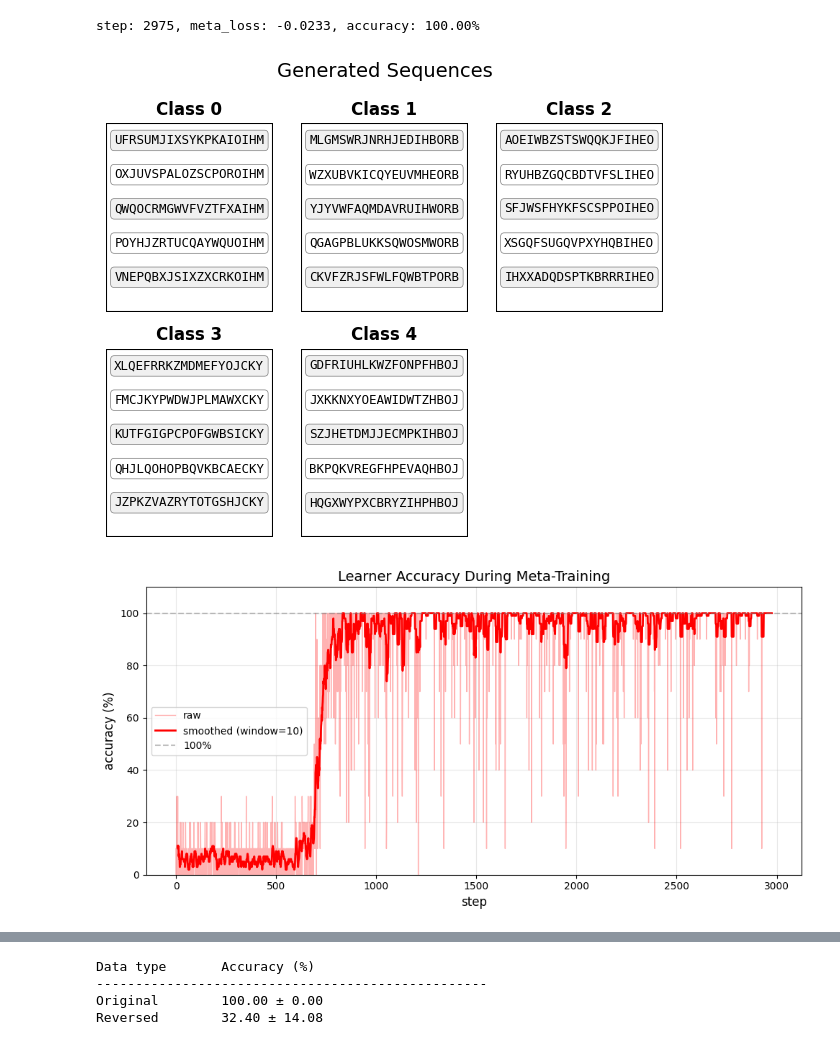
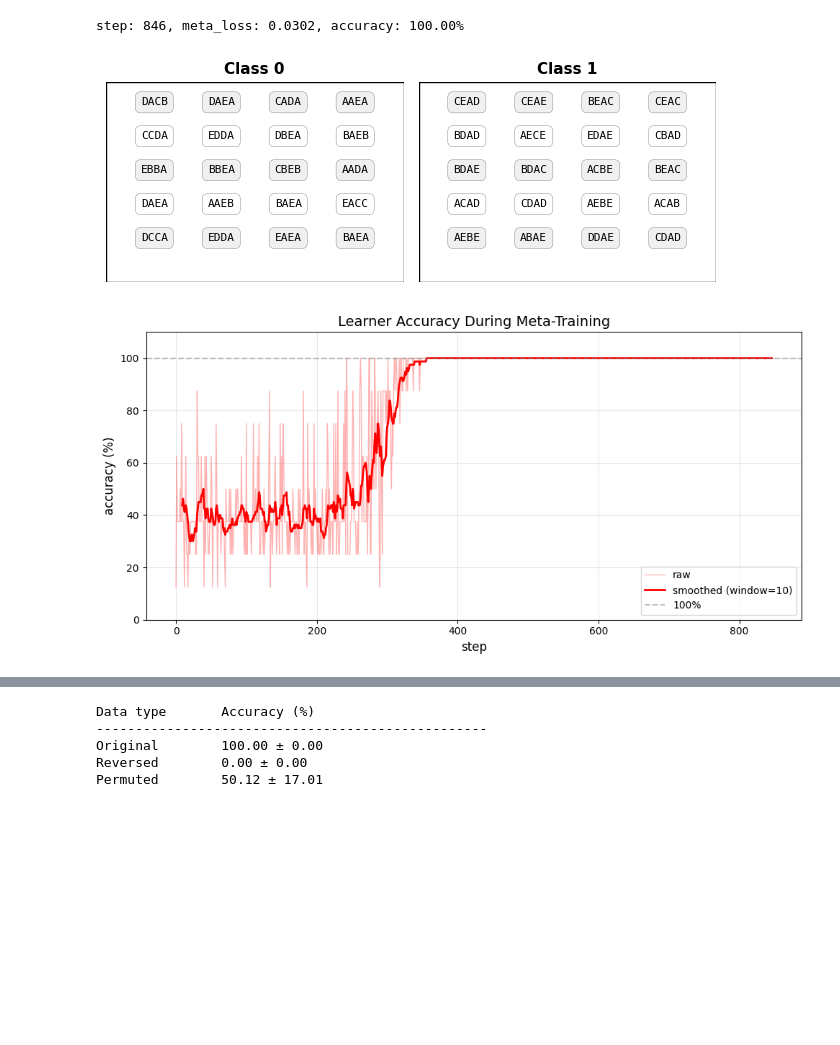
Before and after one commit to intsystems/2026-Project-205, a Jupyter notebook: code/RNN_experiment.ipynb, the cells around one changed output, grey strips where cells are left out. Drawn from its saved outputs; the diff is of its cells as text; code cells hidden in the pictures; blank space fills up the shorter version.

Commit message:
Fix paper, figures and code

```diff
--- a/code/RNN_experiment.ipynb
+++ b/code/RNN_experiment.ipynb
@@ -97,7 +97,7 @@ class Generator(nn.Module):
         plt.show()
 # %%
 class RNN(nn.Module):
-    def __init__(self, num_classes, vocab_size=26, hidden_dim=32, num_layers=2):
+    def __init__(self, num_classes, vocab_size=5, hidden_dim=32, num_layers=2):
         super().__init__()
 
         self.rnn = nn.RNN(
@@ -115,25 +176,25 @@ class RNN(nn.Module):
 # %%
-generator = Generator(num_classes=5, n_per_class=10, seq_len=20)
+generator = Generator(num_classes=2, n_per_class=20, seq_len=4)
 
 meta = MetaLearner(
     generator=generator,
     learner_class=RNN,
-    meta_loss_fn=mlf.meta_loss_mse,
-    regularization_fn=mlf.regularizer_class_diversity,
-    reg_parameter=0.1,
-    num_classes=5,
-    n_per_class=10,
-    meta_lr=0.01,
+    meta_loss_fn=mlf.meta_loss_cross_entropy,
+    regularization_fn=regularizer_combined,
+    reg_parameter=1,
+    num_classes=2,
+    n_per_class=20,
+    meta_lr=0.005,
     inner_lr=0.5,
     inner_steps=10,
-    n_visualize=5,
-    stop_after_consecutive_100=50
+    n_visualize=20,
+    stop_after_consecutive_100=500
 )
 
-meta.train(steps=3000, visualize_every=0)
+meta.train(steps=2000, visualize_every=0)
 meta.plot_accuracy()
 meta.plot_meta_loss()
 # %% [output]
-step: 2975, meta_loss: -0.0233, accuracy: 100.00%
+step: 846, meta_loss: 0.0302, accuracy: 100.00%
-[figure, old version]
+[figure, new version]
-[figure, old version]
+[figure, new version]
@@ -141,13 +221,8 @@ step: 2975, meta_loss: -0.0233, accuracy: 100.00%
 # %%
-num_rnns = 100
-num_classes=5
-n_per_class=20
-y = torch.arange(num_classes).repeat_interleave(n_per_class)
-x = generator.forward().detach()
-
 results = {
     'original': [],
-    'reversed': []
+    'reversed': [],
+    'permuted' : []
 }
 
 for rnn_idx in range(num_rnns):
@@ -163,10 +238,10 @@ for rnn_idx in range(num_rnns):
     x_test = x[test_idx]
     y_test = y[test_idx]
 
-    rnn = RNN(num_classes=5)
-    optimizer = torch.optim.Adam(rnn.parameters(), lr=0.01)
+    rnn = RNN(num_classes=num_classes)
+    optimizer = torch.optim.SGD(rnn.parameters(), lr=0.5)
 
-    for epoch in range(30):
+    for epoch in range(10):
         optimizer.zero_grad()
         logits = rnn(x_train)
         loss = F.cross_entropy(logits, y_train)
@@ -187,20 +262,32 @@ for rnn_idx in range(num_rnns):
         preds_rev = logits_rev.argmax(dim=1)
         acc_reversed = (preds_rev == y_test).float().mean().item() * 100
     results['reversed'].append(acc_reversed)
+
+    x_permuted = permute_sequences(x_test, seed=rnn_idx)
+
+    with torch.no_grad():
+        logits_perm = rnn(x_permuted)
+        preds_perm = logits_perm.argmax(dim=1)
+        acc_permuted = (preds_perm == y_test).float().mean().item() * 100
+    results['permuted'].append(acc_permuted)
     rnn.train()
 
 mean_original = np.mean(results['original'])
 std_original = np.std(results['original'])
 mean_reversed = np.mean(results['reversed'])
 std_reversed = np.std(results['reversed'])
+mean_permuted = np.mean(results['permuted'])
+std_permuted = np.std(results['permuted'])
 
 print(f"{'Data type':<15} {'Accuracy (%)':<20}")
 print("-" * 50)
-print(f"{'Original':<15} {mean_original:.2f} ± {std_original:.2f} {'':<15}")
+print(f"{'Original':<15} {mean_original:.2f} ± {std_original:.2f}")
 print(f"{'Reversed':<15} {mean_reversed:.2f} ± {std_reversed:.2f}")
+print(f"{'Permuted':<15} {mean_permuted:.2f} ± {std_permuted:.2f}")
 # %% [output]
 Data type       Accuracy (%)
 --------------------------------------------------
 Original        100.00 ± 0.00
-Reversed        32.40 ± 14.08
+Reversed        0.00 ± 0.00
+Permuted        50.12 ± 17.01
 # %%
```
Also changed, not shown: parts of 7 cells of this notebook, 3 other files.
